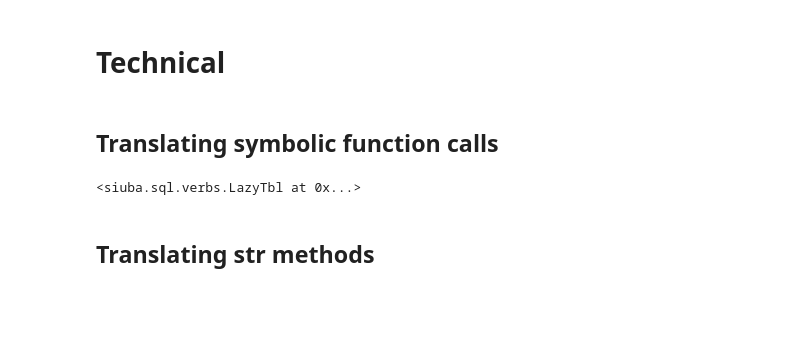
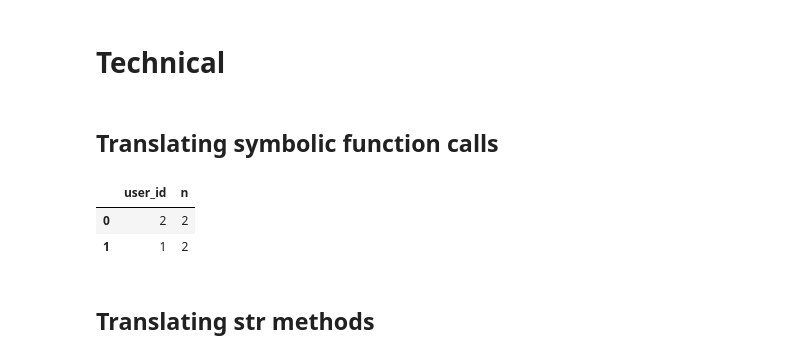
Before and after one commit to machow/siuba, a Jupyter notebook: examples/examples-postgres.ipynb, the cells around one changed output. Saved outputs shown, nothing was run; the diff lists cells and outputs as text; code cells hidden in the pictures; blank space fills up the shorter version.

```diff
--- a/examples/examples-postgres.ipynb
+++ b/examples/examples-postgres.ipynb
@@ -394,11 +394,14 @@ FROM addresses
 # %%
 from siuba.dply.vector import n
 
 tbl_addresses \
-  >> group_by("email_address") \
-  >> summarize(n = n(_))
+  >> group_by("user_id") \
+  >> summarize(n = n(_)) \
+  >> collect()
 # %% [output]
-<siuba.sql.verbs.LazyTbl at 0x...>
+|  | user_id | n |
+| 0 | 2 | 2 |
+| 1 | 1 | 2 |
 # %% [markdown]
 ## Translating str methods
 # %% [markdown]
```
Also changed, not shown: 1 other file.
